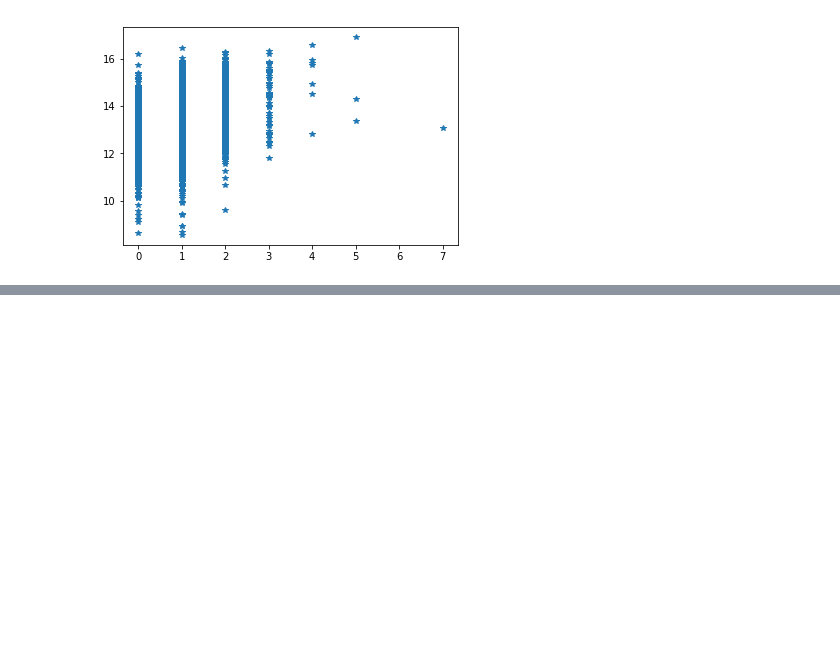
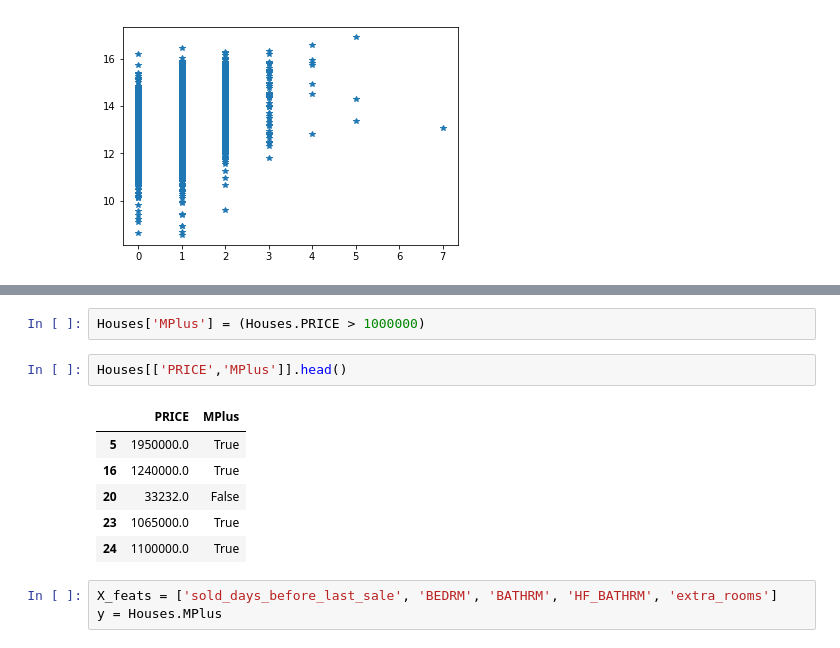
Before and after one commit to nt-ds/dc-residential-properties-analysis, a Jupyter notebook: eda/Housing_Exploration_Sean.ipynb, the cells around one changed output, grey strips where cells are left out. Drawn from its saved outputs; the diff is of its cells as text; blank space fills up the shorter version.

```diff
--- a/eda/Housing_Exploration_Sean.ipynb
+++ b/eda/Housing_Exploration_Sean.ipynb
@@ -360,0 +366,14 @@ plt.plot(Houses.HF_BATHRM, np.log(Houses.PRICE), '*')
+# %%
+Houses['MPlus'] = (Houses.PRICE > 1000000)
+# %%
+Houses[['PRICE','MPlus']].head()
+# %% [output]
+|  | PRICE | MPlus |
+| 5 | 1950000.0 | True |
+| 16 | 1240000.0 | True |
+| 20 | 33232.0 | False |
+| 23 | 1065000.0 | True |
+| 24 | 1100000.0 | True |
+# %%
+X_feats = ['sold_days_before_last_sale', 'BEDRM', 'BATHRM', 'HF_BATHRM', 'extra_rooms']
+y = Houses.MPlus
```
Also changed, not shown: parts of 5 cells of this notebook.
